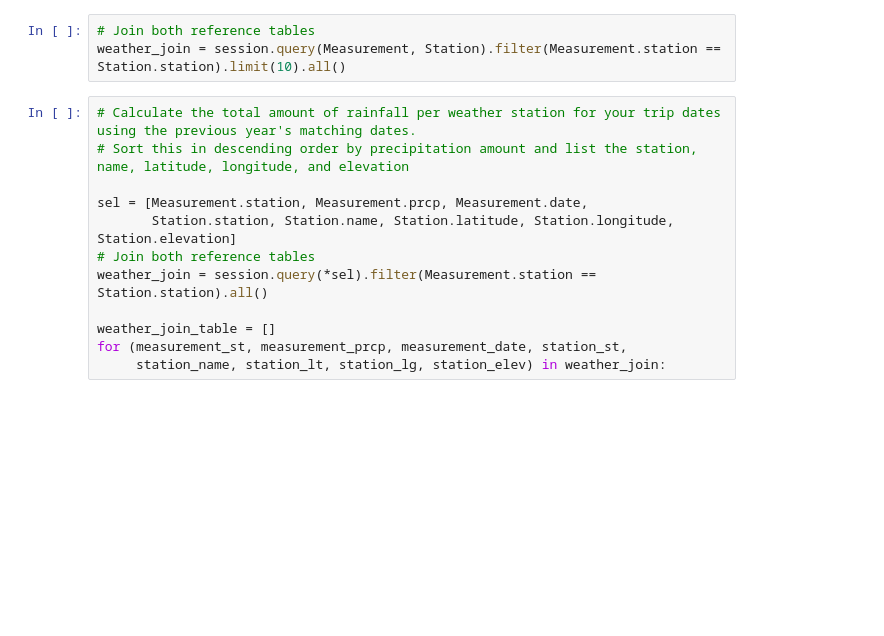
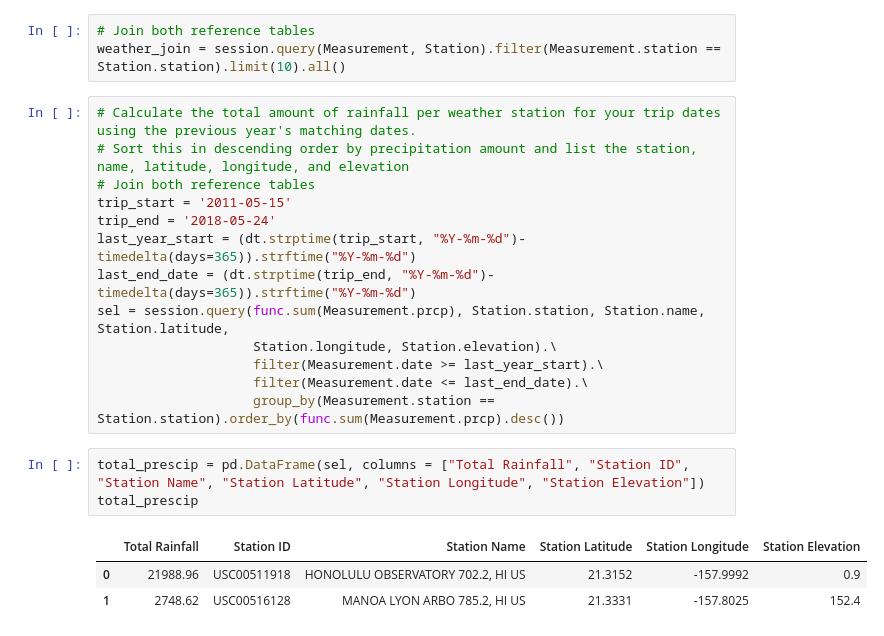
Before and after one commit to paulywog13/sqlalchemy-challenge, a Jupyter notebook: climate_starter.ipynb, the cells around one changed output. Drawn from its saved outputs; the diff is of its cells as text; blank space fills up the shorter version.

```diff
--- a/climate_starter.ipynb
+++ b/climate_starter.ipynb
@@ -303,15 +311,23 @@ weather_join = session.query(Measurement, Station).filter(Measurement.station ==
 # %%
 # Calculate the total amount of rainfall per weather station for your trip dates using the previous year's matching dates.
 # Sort this in descending order by precipitation amount and list the station, name, latitude, longitude, and elevation
-
-sel = [Measurement.station, Measurement.prcp, Measurement.date,
-       Station.station, Station.name, Station.latitude, Station.longitude, Station.elevation]
 # Join both reference tables
-weather_join = session.query(*sel).filter(Measurement.station == Station.station).all()
-
-weather_join_table = []
-for (measurement_st, measurement_prcp, measurement_date, station_st,
-     station_name, station_lt, station_lg, station_elev) in weather_join:
+trip_start = '2011-05-15'
+trip_end = '2018-05-24'
+last_year_start = (dt.strptime(trip_start, "%Y-%m-%d")-timedelta(days=365)).strftime("%Y-%m-%d")
+last_end_date = (dt.strptime(trip_end, "%Y-%m-%d")-timedelta(days=365)).strftime("%Y-%m-%d")
+sel = session.query(func.sum(Measurement.prcp), Station.station, Station.name, Station.latitude,
+                    Station.longitude, Station.elevation).\
+                    filter(Measurement.date >= last_year_start).\
+                    filter(Measurement.date <= last_end_date).\
+                    group_by(Measurement.station == Station.station).order_by(func.sum(Measurement.prcp).desc())
+# %%
+total_prescip = pd.DataFrame(sel, columns = ["Total Rainfall", "Station ID", "Station Name", "Station Latitude", "Station Longitude", "Station Elevation"])
+total_prescip
+# %% [output]
+|  | Total Rainfall | Station ID | Station Name | Station Latitude | Station Longitude | Station Elevation |
+| 0 | 21988.96 | USC00511918 | HONOLULU OBSERVATORY 702.2, HI US | 21.3152 | -157.9992 | 0.9 |
+| 1 | 2748.62 | USC00516128 | MANOA LYON ARBO 785.2, HI US | 21.3331 | -157.8025 | 152.4 |
 # %%
 # Create a query that will calculate the daily normals
 # (i.e. the averages for tmin, tmax, and tavg for all historic data matching a specific month and day)
```
Also changed, not shown: parts of 8 cells of this notebook.
